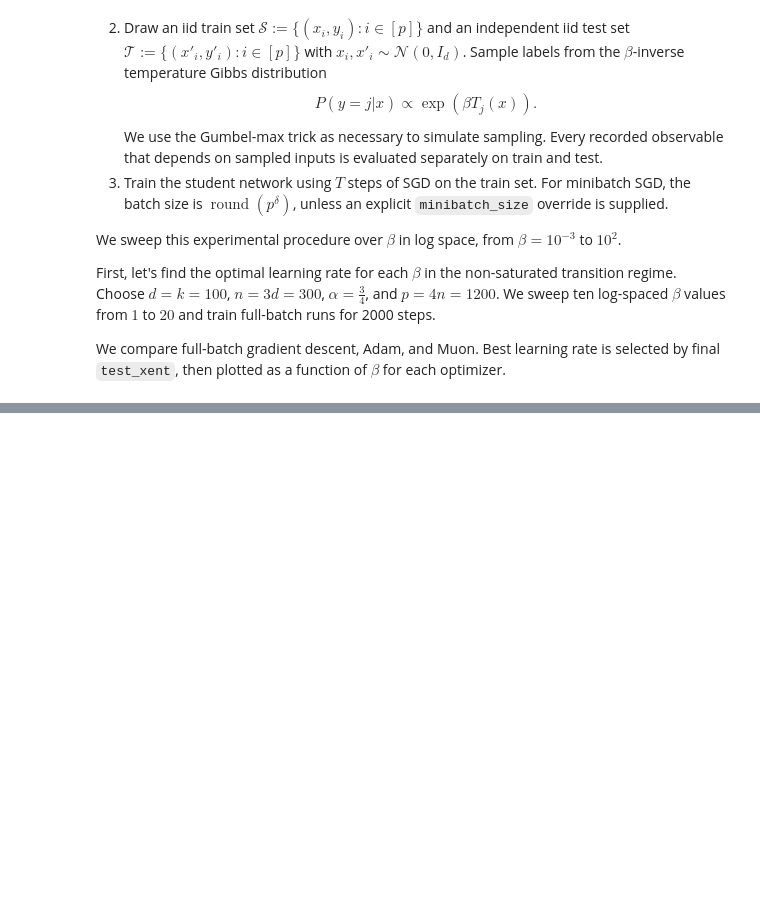
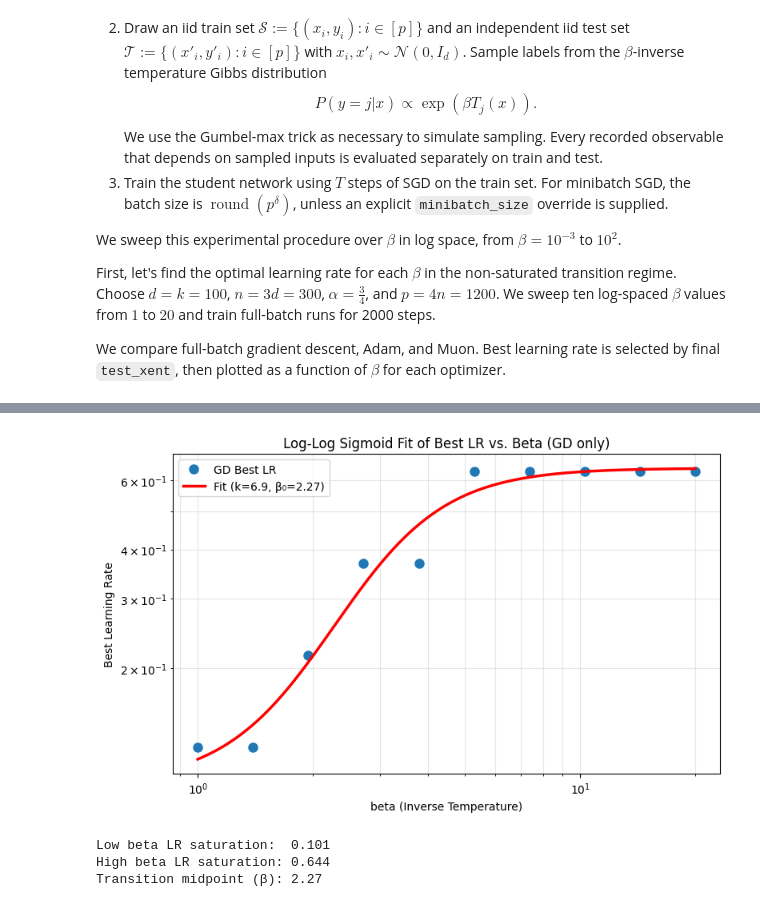
Before and after one commit to sbam13/teacher_temperature, a Jupyter notebook: two_layer_test/notebooks/pareto_plots.ipynb, the cells around one changed output, grey strips where cells are left out. Cells and saved outputs as stored; diff of their text form; code cells hidden in the pictures; blank space fills up the shorter version.

```diff
--- a/two_layer_test/notebooks/pareto_plots.ipynb
+++ b/two_layer_test/notebooks/pareto_plots.ipynb
@@ -277,0 +333,65 @@ plt.show()
+# %%
+import numpy as np
+from scipy.optimize import curve_fit
+
+if 'optimizer' in best.columns:
+    gd_best = best[(best['optimizer'] == 'gd') & (best['mode'] == 'population')].sort_values('beta')
+else:
+    gd_best = (
+        df[(df['optimizer'] == 'gd') & (df['mode'] == 'population')]
+        .sort_values(['beta', 'step'])
+        .groupby(['beta', 'lr'], as_index=False)
+        .last()
+        .sort_values(['beta', 'test_xent'])
+        .groupby('beta', as_index=False)
+        .first()
+        .sort_values('beta')
+    )
+
+# 1. Extract data and convert to log space
+x_data = np.log10(gd_best['beta'].to_numpy(dtype=float))
+y_data = np.log10(gd_best['lr'].to_numpy(dtype=float))
+
+# 2. Define the log-log sigmoid
+def log_log_sigmoid(log_x, log_y_min, log_y_max, k, log_x0):
+    return log_y_min + (log_y_max - log_y_min) / (1.0 + np.exp(-k * (log_x - log_x0)))
+
+# 3. Initial guesses (min y, max y, steepness, midpoint x)
+p0 = [y_data.min(), y_data.max(), 5.0, np.median(x_data)]
+
+# 4. Fit the curve
+popt, pcov = curve_fit(log_log_sigmoid, x_data, y_data, p0=p0, maxfev=10000)
+log_y_min_fit, log_y_max_fit, k_fit, log_x0_fit = popt
+
+# 5. Generate smooth curve for plotting
+beta_smooth = np.logspace(np.log10(gd_best['beta'].min()), np.log10(gd_best['beta'].max()), 200)
+log_beta_smooth = np.log10(beta_smooth)
+log_lr_smooth = log_log_sigmoid(log_beta_smooth, *popt)
+lr_smooth = 10 ** log_lr_smooth
+
+# Plotting
+fig, ax = plt.subplots(figsize=(8, 5))
+ax.plot(gd_best['beta'], gd_best['lr'], marker='o', linestyle='', markersize=8, label='GD Best LR')
+ax.plot(beta_smooth, lr_smooth, 'r-', linewidth=2.5,
+        label=f'Fit (k={k_fit:.1f}, β₀={10**log_x0_fit:.2f})')
+
+ax.set_xscale('log')
+ax.set_yscale('log')
+ax.set_xlabel('beta (Inverse Temperature)')
+ax.set_ylabel('Best Learning Rate')
+ax.set_title('Log-Log Sigmoid Fit of Best LR vs. Beta (GD only)')
+ax.grid(True, which='both', alpha=0.3)
+ax.legend()
+
+fig.tight_layout()
+fig.savefig(run_root / 'best_lr_vs_beta_gd_fit.png', dpi=180)
+plt.show()
+
+print(f"Low beta LR saturation:  {10**log_y_min_fit:.3g}")
+print(f"High beta LR saturation: {10**log_y_max_fit:.3g}")
+print(f"Transition midpoint (β): {10**log_x0_fit:.3g}")
+# %% [output]
+[figure, added]
+Low beta LR saturation:  0.101
+High beta LR saturation: 0.644
+Transition midpoint (β): 2.27
```
Also changed, not shown: parts of 7 cells of this notebook, 30 other files.
